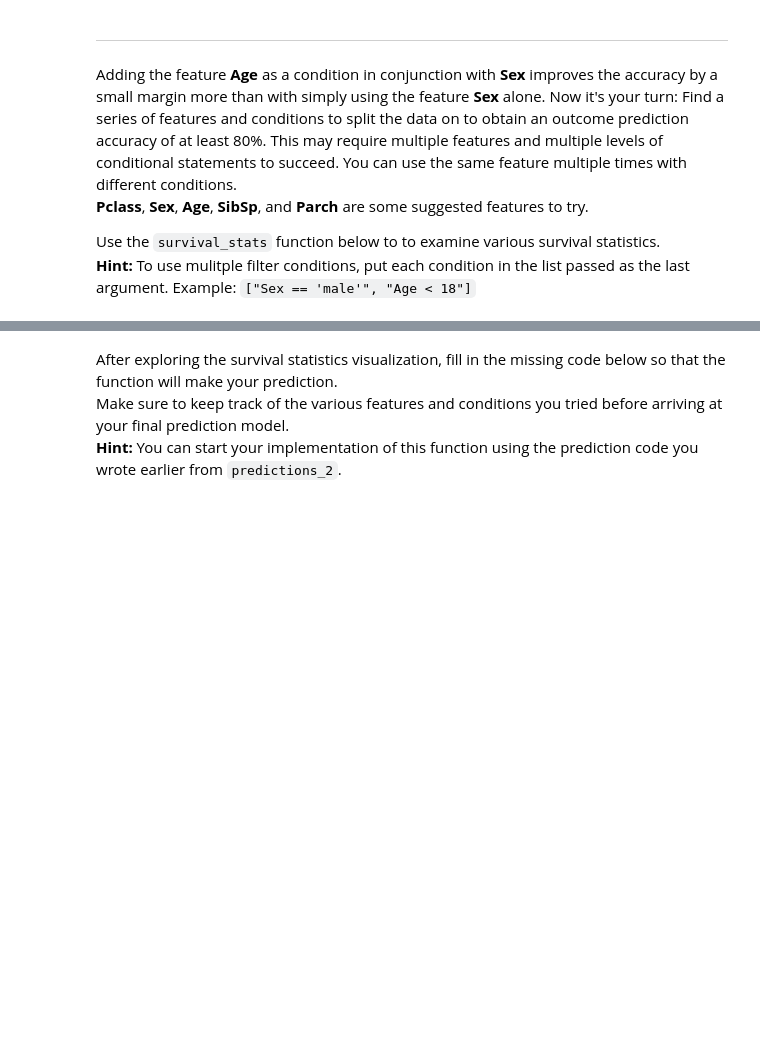
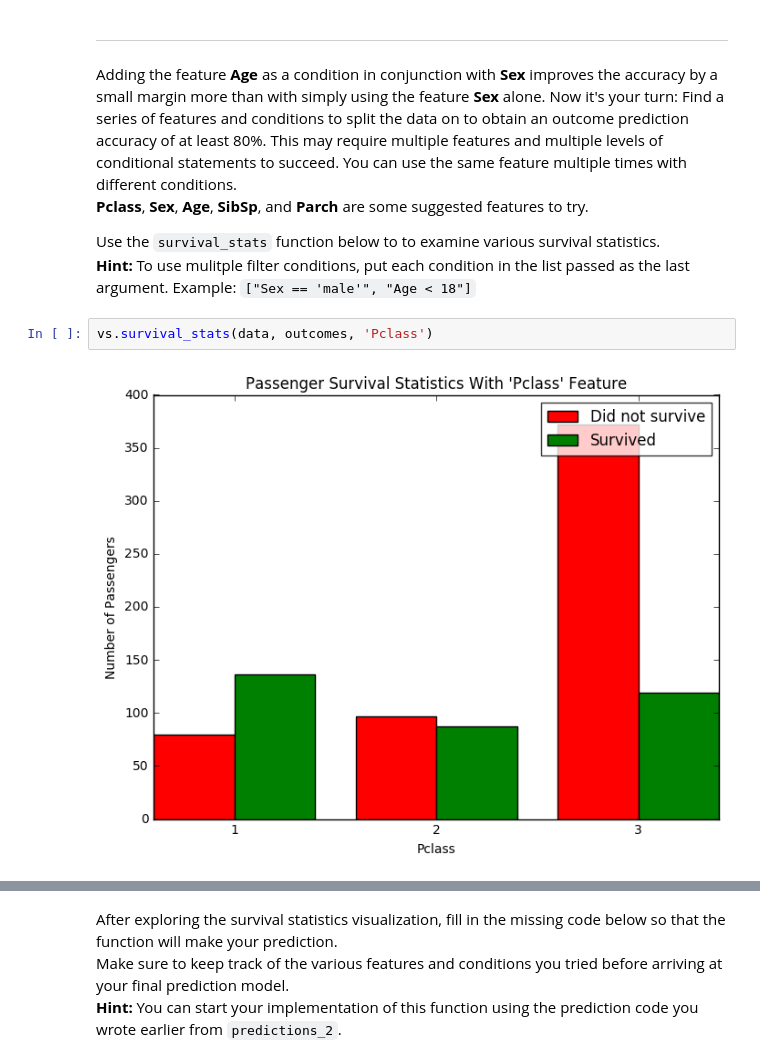
Before and after one commit to cfung/machine-learning, a Jupyter notebook: projects/titanic_survival_exploration/titanic_survival_exploration.ipynb, the cells around one changed output, grey strips where cells are left out. Cells and saved outputs as stored; diff of their text form; blank space fills up the shorter version.

```diff
--- a/projects/titanic_survival_exploration/titanic_survival_exploration.ipynb
+++ b/projects/titanic_survival_exploration/titanic_survival_exploration.ipynb
@@ -216,3 +216,7 @@ Adding the feature **Age** as a condition in conjunction with **Sex** improves t
 
 Use the `survival_stats` function below to to examine various survival statistics.
 **Hint:** To use mulitple filter conditions, put each condition in the list passed as the last argument. Example: `["Sex == 'male'", "Age < 18"]`
+# %%
+vs.survival_stats(data, outcomes, 'Pclass')
+# %% [output]
+[figure, added]
```
Also changed, not shown: parts of 13 cells of this notebook, 1 other file.
